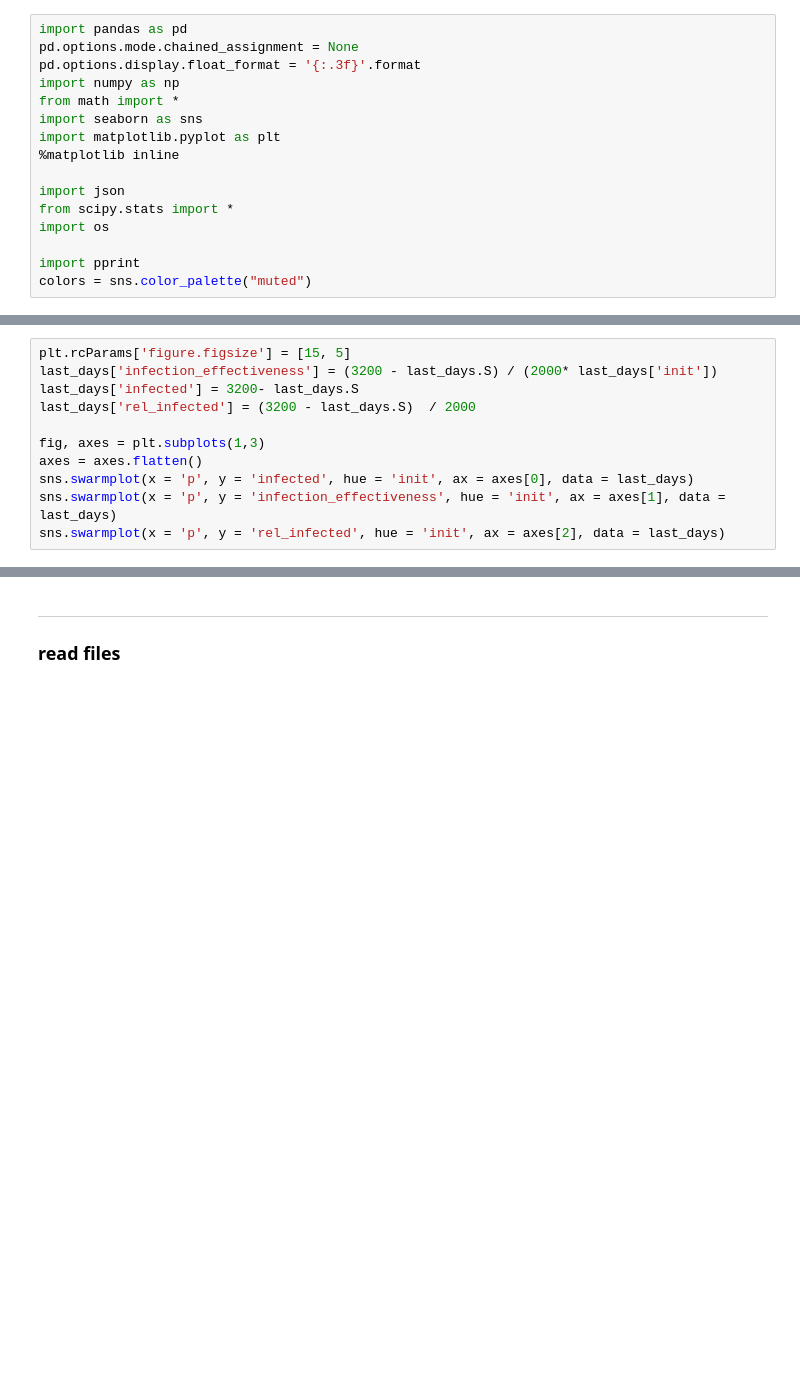
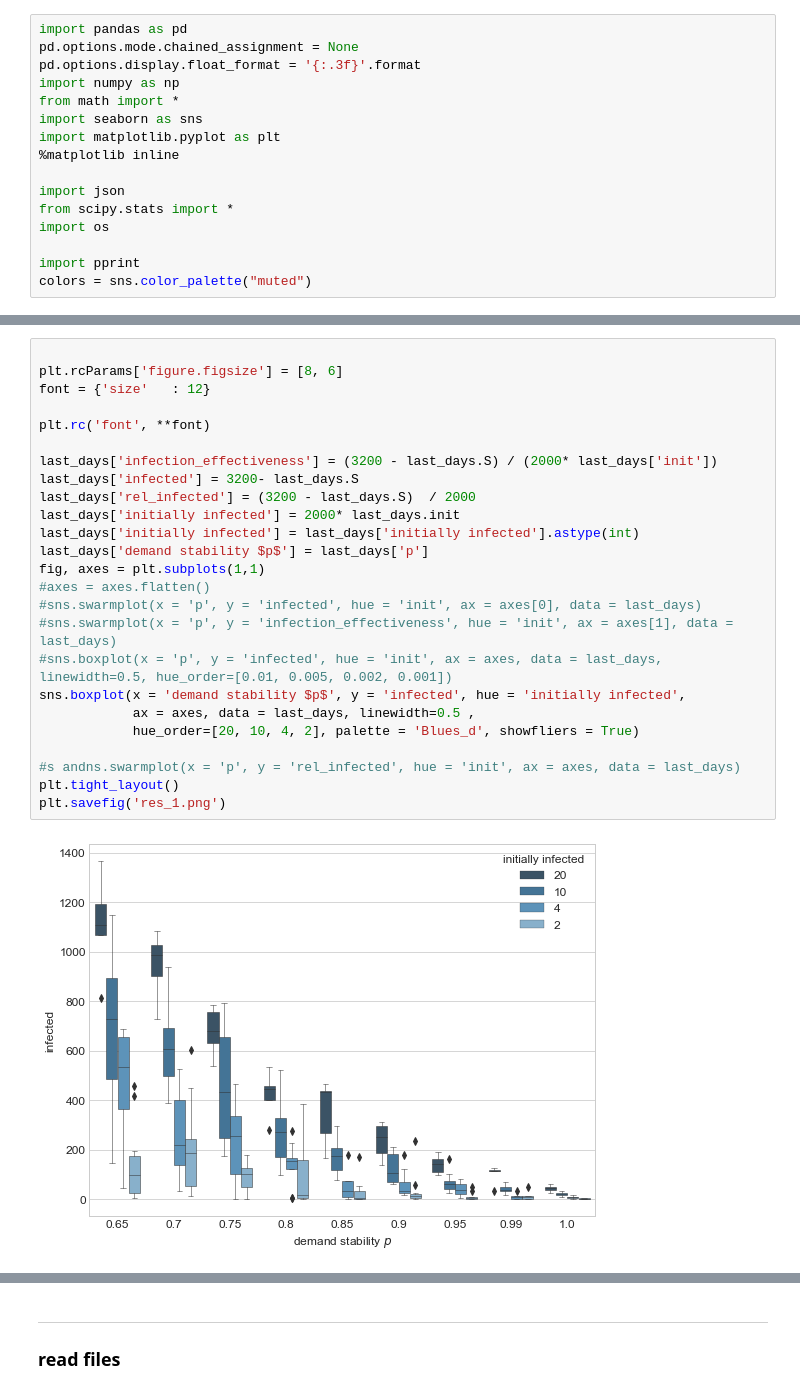
Before and after one commit to RafalKucharskiPK/ExMAS, a Jupyter notebook: ExMAS/spinoffs/corona_plots.ipynb, the cells around one changed output, grey strips where cells are left out. Saved outputs shown, nothing was run; the diff lists cells and outputs as text; blank space fills up the shorter version.

```diff
--- a/ExMAS/spinoffs/corona_plots.ipynb
+++ b/ExMAS/spinoffs/corona_plots.ipynb
@@ -105,11 +21,0 @@ last_days
-# %%
-plt.rcParams['figure.figsize'] = [15, 5]
-last_days['infection_effectiveness'] = (3200 - last_days.S) / (2000* last_days['init'])
-last_days['infected'] = 3200- last_days.S
-last_days['rel_infected'] = (3200 - last_days.S)  / 2000
-
-fig, axes = plt.subplots(1,3)
-axes = axes.flatten()
-sns.swarmplot(x = 'p', y = 'infected', hue = 'init', ax = axes[0], data = last_days)
-sns.swarmplot(x = 'p', y = 'infection_effectiveness', hue = 'init', ax = axes[1], data = last_days)
-sns.swarmplot(x = 'p', y = 'rel_infected', hue = 'init', ax = axes[2], data = last_days)
@@ -239,0 +84,27 @@ NameError: name 'pd' is not defined
+# %%
+
+plt.rcParams['figure.figsize'] = [8, 6]
+font = {'size'   : 12}
+
+plt.rc('font', **font)
+
+last_days['infection_effectiveness'] = (3200 - last_days.S) / (2000* last_days['init'])
+last_days['infected'] = 3200- last_days.S
+last_days['rel_infected'] = (3200 - last_days.S)  / 2000
+last_days['initially infected'] = 2000* last_days.init
+last_days['initially infected'] = last_days['initially infected'].astype(int)
+last_days['demand stability $p$'] = last_days['p']
+fig, axes = plt.subplots(1,1)
+#axes = axes.flatten()
+#sns.swarmplot(x = 'p', y = 'infected', hue = 'init', ax = axes[0], data = last_days)
+#sns.swarmplot(x = 'p', y = 'infection_effectiveness', hue = 'init', ax = axes[1], data = last_days)
+#sns.boxplot(x = 'p', y = 'infected', hue = 'init', ax = axes, data = last_days, linewidth=0.5, hue_order=[0.01, 0.005, 0.002, 0.001])
+sns.boxplot(x = 'demand stability $p$', y = 'infected', hue = 'initially infected',
+            ax = axes, data = last_days, linewidth=0.5 ,
+            hue_order=[20, 10, 4, 2], palette = 'Blues_d', showfliers = True)
+
+#s andns.swarmplot(x = 'p', y = 'rel_infected', hue = 'init', ax = axes, data = last_days)
+plt.tight_layout()
+plt.savefig('res_1.png')
+# %% [output]
+[figure, added]
```
Also changed, not shown: parts of 58 cells of this notebook, 6 other files.
